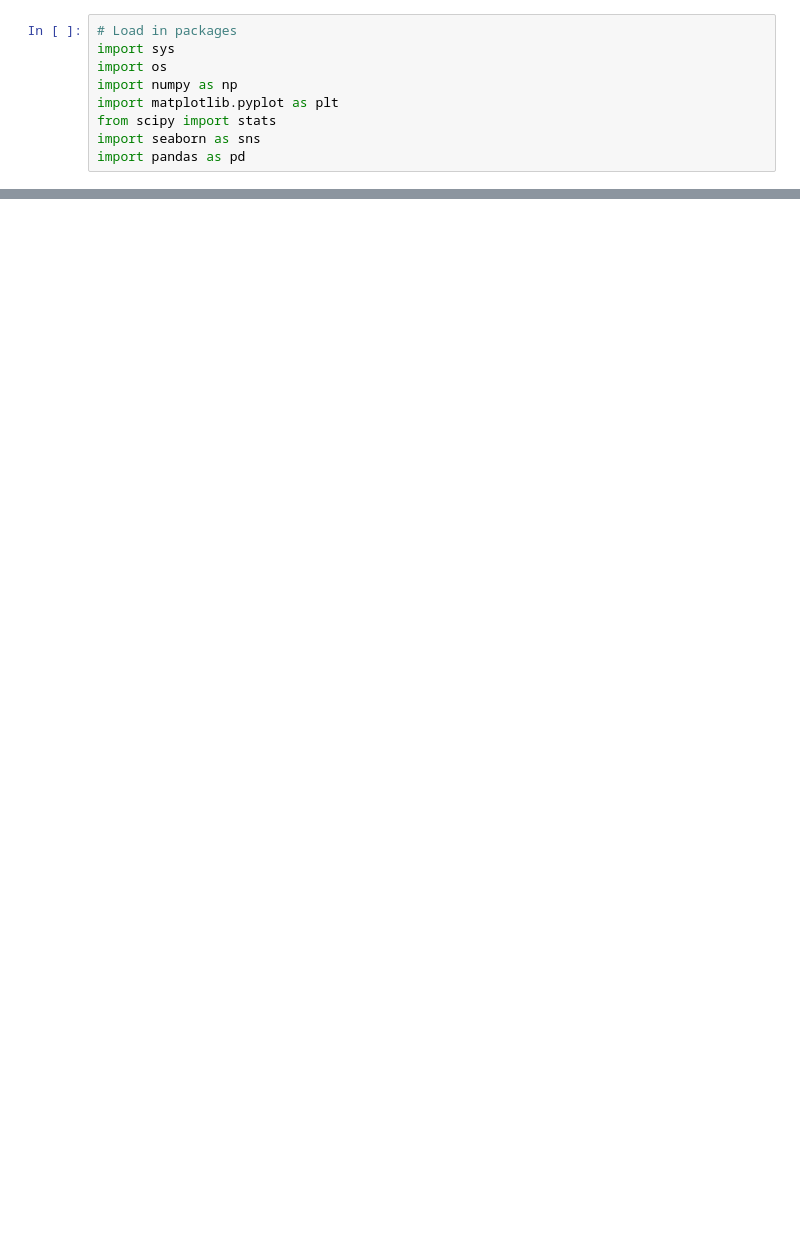
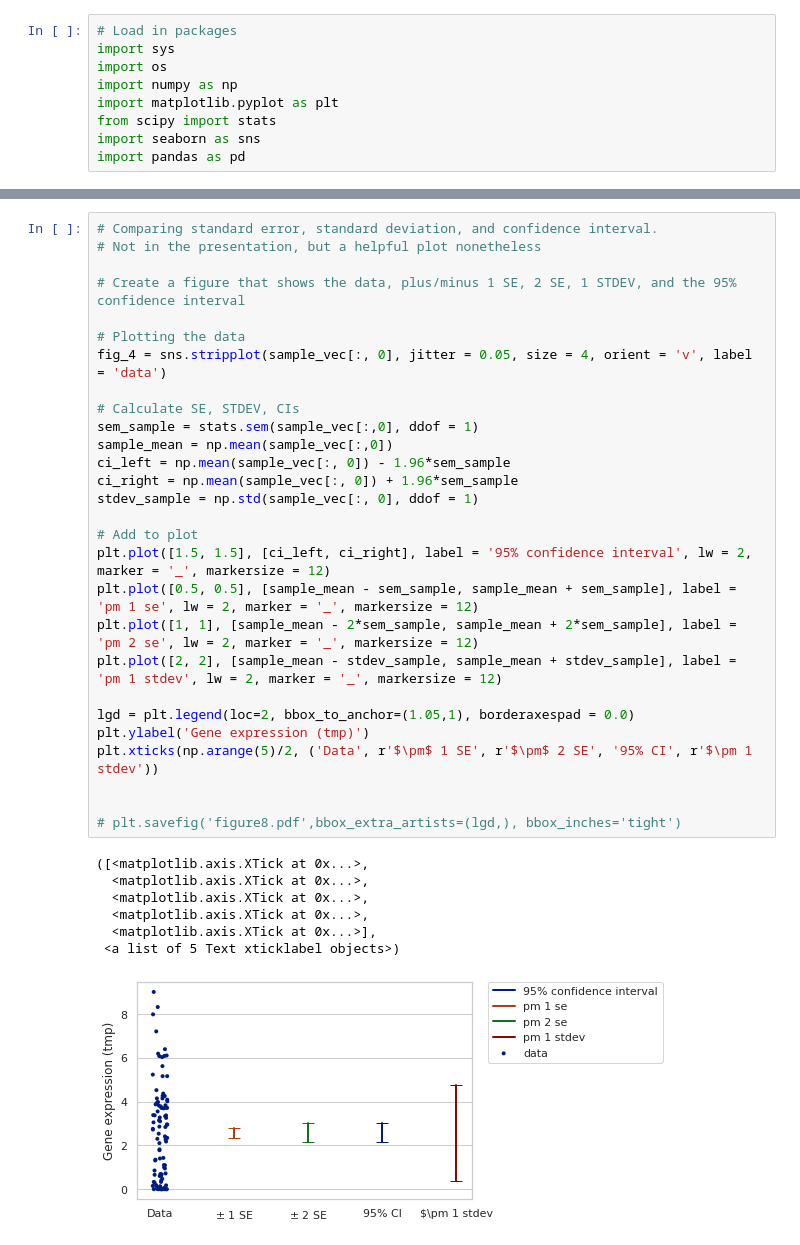
Before and after one commit to asizemore/data_science_seminar_upenn20, a Jupyter notebook: Intro to Statistics and Probability.ipynb, the cells around one changed output, grey strips where cells are left out. Saved outputs shown, nothing was run; the diff lists cells and outputs as text; blank space fills up the shorter version.

```diff
--- a/Intro to Statistics and Probability.ipynb
+++ b/Intro to Statistics and Probability.ipynb
@@ -262,0 +259,36 @@ plt.savefig("Catan_observed.pdf")
+# %%
+# Comparing standard error, standard deviation, and confidence interval.
+# Not in the presentation, but a helpful plot nonetheless
+
+# Create a figure that shows the data, plus/minus 1 SE, 2 SE, 1 STDEV, and the 95% confidence interval
+
+# Plotting the data
+fig_4 = sns.stripplot(sample_vec[:, 0], jitter = 0.05, size = 4, orient = 'v', label = 'data')
+
+# Calculate SE, STDEV, CIs
+sem_sample = stats.sem(sample_vec[:,0], ddof = 1)
+sample_mean = np.mean(sample_vec[:,0])
+ci_left = np.mean(sample_vec[:, 0]) - 1.96*sem_sample
+ci_right = np.mean(sample_vec[:, 0]) + 1.96*sem_sample
+stdev_sample = np.std(sample_vec[:, 0], ddof = 1)
+
+# Add to plot
+plt.plot([1.5, 1.5], [ci_left, ci_right], label = '95% confidence interval', lw = 2, marker = '_', markersize = 12)
+plt.plot([0.5, 0.5], [sample_mean - sem_sample, sample_mean + sem_sample], label = 'pm 1 se', lw = 2, marker = '_', markersize = 12)
+plt.plot([1, 1], [sample_mean - 2*sem_sample, sample_mean + 2*sem_sample], label = 'pm 2 se', lw = 2, marker = '_', markersize = 12)
+plt.plot([2, 2], [sample_mean - stdev_sample, sample_mean + stdev_sample], label = 'pm 1 stdev', lw = 2, marker = '_', markersize = 12)
+
+lgd = plt.legend(loc=2, bbox_to_anchor=(1.05,1), borderaxespad = 0.0)
+plt.ylabel('Gene expression (tmp)')
+plt.xticks(np.arange(5)/2, ('Data', r'$\pm$ 1 SE', r'$\pm$ 2 SE', '95% CI', r'$\pm 1 stdev'))
+
+
+# plt.savefig('figure8.pdf',bbox_extra_artists=(lgd,), bbox_inches='tight')
+# %% [output]
+([<matplotlib.axis.XTick at 0x...>,
+  <matplotlib.axis.XTick at 0x...>,
+  <matplotlib.axis.XTick at 0x...>,
+  <matplotlib.axis.XTick at 0x...>,
+  <matplotlib.axis.XTick at 0x...>],
+ <a list of 5 Text xticklabel objects>)
+[figure, added]
```
Also changed, not shown: parts of 45 cells of this notebook.
